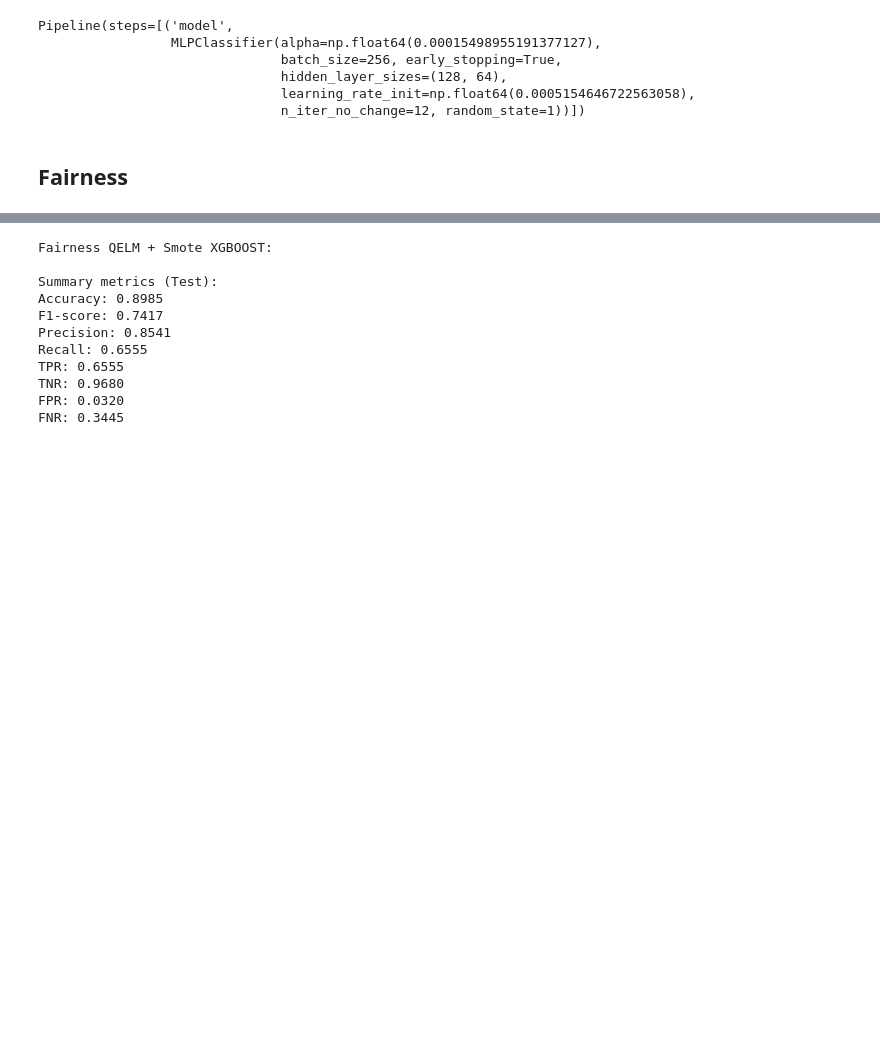
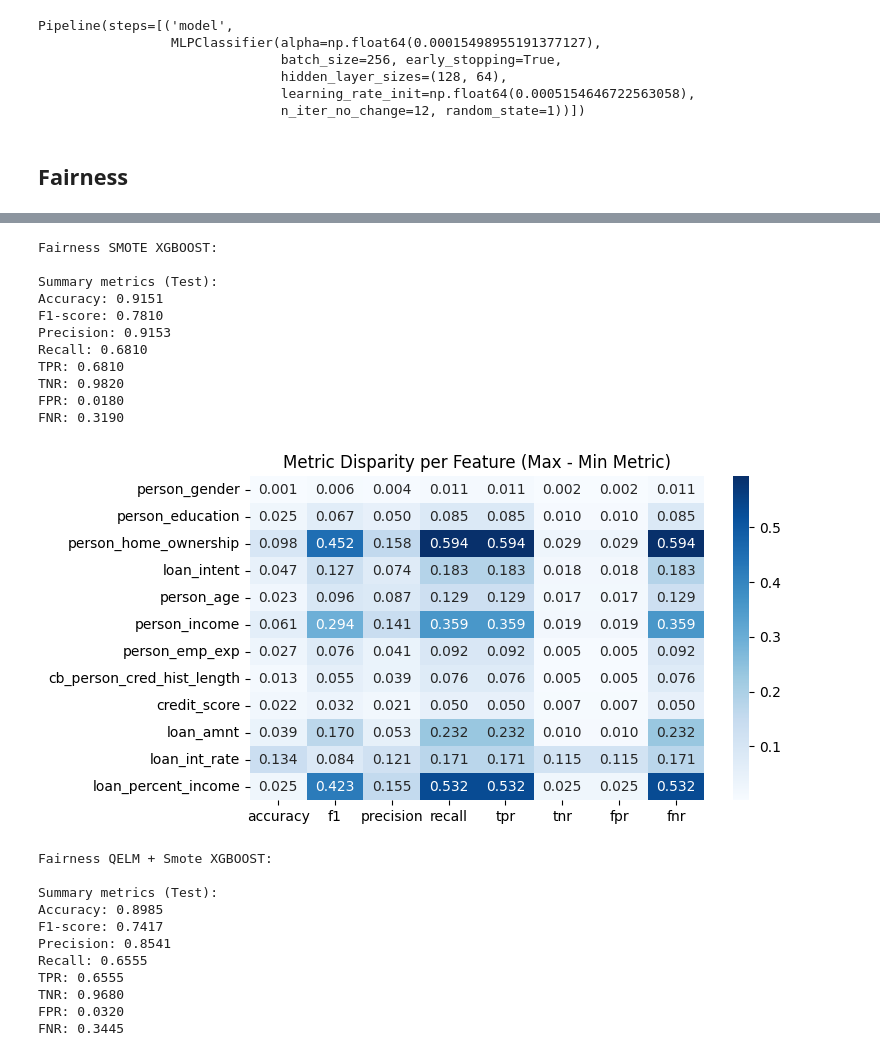
Before and after one commit to ntdai95/CSC503-Final-Project, a Jupyter notebook: notebooks/main.ipynb, the cells around one changed output, grey strips where cells are left out. Saved outputs shown, nothing was run; the diff lists cells and outputs as text; code cells hidden in the pictures; blank space fills up the shorter version.

Commit message:
adding the 2 smote + fairleran without qelm experiments

```diff
--- a/notebooks/main.ipynb
+++ b/notebooks/main.ipynb
@@ -320,6 +320,12 @@ categorical_cols = fairness_train_df.drop(columns=["loan_status"]).select_dtypes
 for col in categorical_cols:
     fairness_train_df[col] = fairness_train_df[col].astype("category")
     fairness_test_df[col] = fairness_test_df[col].astype("category")
+
+fairness_smote_train_df = smoted_train_df.copy()
+fairness_smote_test_df = test_df.copy()
+for col in categorical_cols:
+    fairness_smote_train_df[col] = fairness_smote_train_df[col].astype("category")
+    fairness_smote_test_df[col] = fairness_smote_test_df[col].astype("category")
 
 
 def tuned_xgboost_estimator(base_model):
@@ -356,4 +362,23 @@ FNR: 0.3590
 [figure]
+# %%
+print("\n\nFairness SMOTE XGBOOST:\n")
+fairness_smote_xgboost_estimator = tuned_xgboost_estimator(smote_xgboost)
+fairness_smote_xgboost_model = FairnessEnhancedModel(fairness_smote_train_df, fairness_smote_test_df, fairness_smote_xgboost_estimator,
+                                                     needs_encoding=False, model_name="xgboost_smote", max_iter=20, show_plot=True)
+fairness_smote_xgboost_model.run()
+# %% [output]
+Fairness SMOTE XGBOOST:
+
+Summary metrics (Test):
+Accuracy: 0.9151
+F1-score: 0.7810
+Precision: 0.9153
+Recall: 0.6810
+TPR: 0.6810
+TNR: 0.9820
+FPR: 0.0180
+FNR: 0.3190
+[figure, added]
 # %%
 print("\n\nFairness QELM + Smote XGBOOST:\n")
 fairness_qelm_xgboost_estimator = tuned_xgboost_estimator(qelm_smote_xgboost)
```
Also changed, not shown: parts of 3 cells of this notebook, 9 other files.
